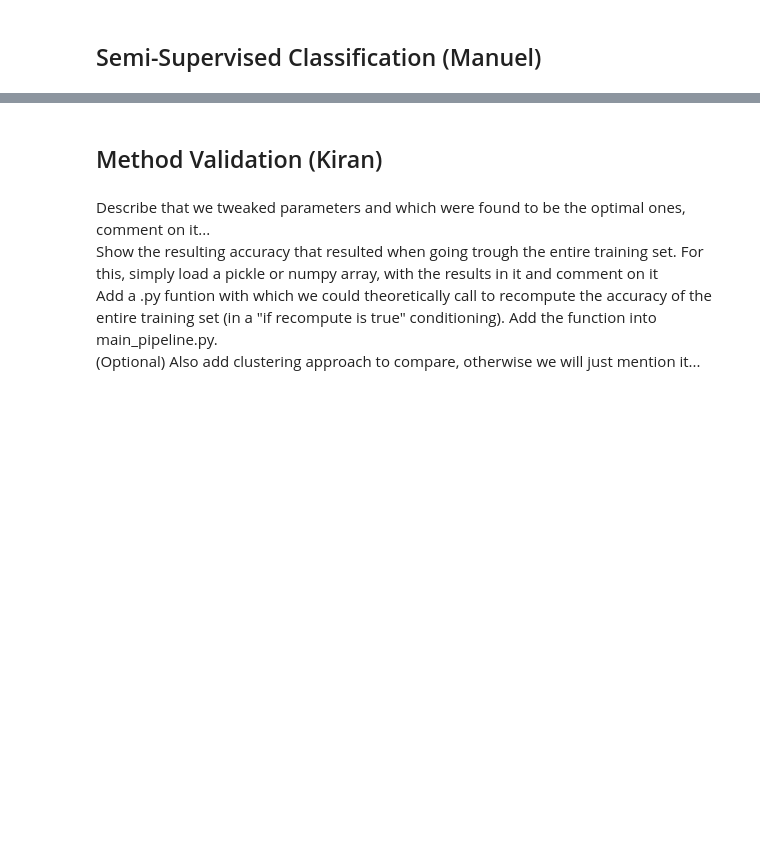
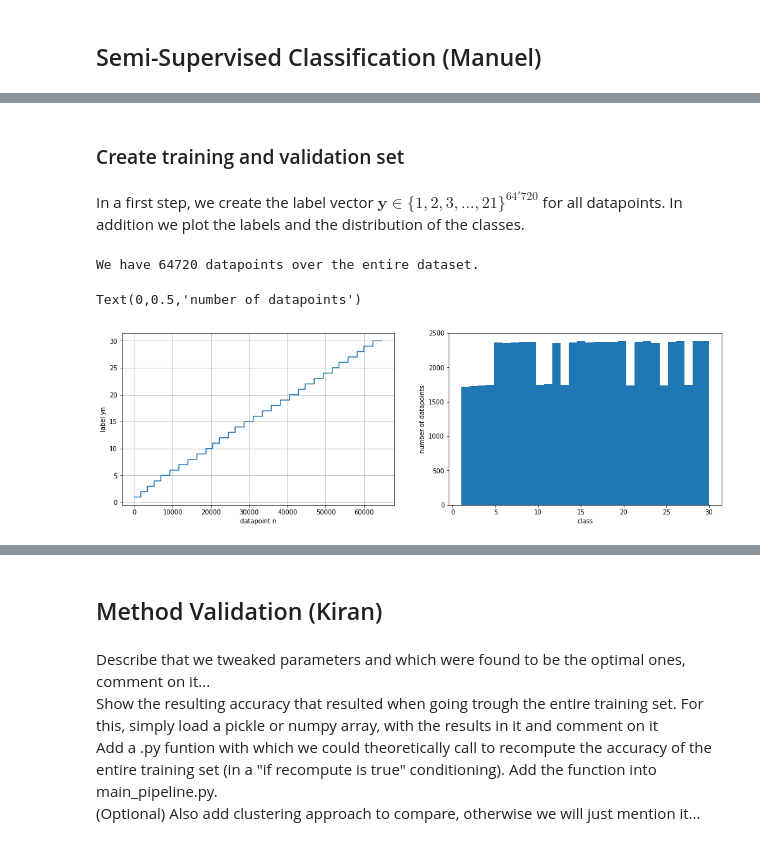
Before and after one commit to adrianlwn/NTDS-Speech-Recognition-Challenge, a Jupyter notebook: SpeechRecognition_main.ipynb, the cells around one changed output, grey strips where cells are left out. Saved outputs shown, nothing was run; the diff lists cells and outputs as text; code cells hidden in the pictures; blank space fills up the shorter version.

```diff
--- a/SpeechRecognition_main.ipynb
+++ b/SpeechRecognition_main.ipynb
@@ -87,3 +87,7 @@ Describe the entire pipeline from audio file to feature vector for one audio dil
 Shortly mentione other Features that were tried...<br>
 Set up python function in which the features of the entire training set could be extracted and put it into a if recompute is true... <br>
 Load the pickle with all features in them,...
+# %%
+# Load features
+features_og = pd.read_pickle('./Features Data/cut_mfccs_all_raw_10_1028_20.pickle')
+features_og.head()
@@ -94,0 +112,29 @@ of the semisup pipeline using only one test batch of 200 in a Graph of 5000 node
+# %% [markdown]
+### Create training and validation set
+# %% [markdown]
+In a first step, we create the label vector $\mathbf{y}\in\{1,2,3,...,21\}^{64'720}$ for all datapoints. In addition we plot the labels and the distribution of the classes.
+# %%
+# Build Label vector
+# Define class name vector, the index will correspond to the class label
+class_names = features_og['info']['word'].unique()
+y = np.ones(len(features_og))
+for i in range(0,len(class_names)):
+    y +=(features_og['info','word'] == class_names[i]) * i
+
+# Plot the label vector
+print('We have {} datapoints over the entire dataset.'.format(len(y)))
+fix, axes = plt.subplots(1, 2, figsize=(17, 5))
+axes[0].plot(y)
+axes[0].grid()
+axes[0].set_xlabel('datapoint n')
+axes[0].set_ylabel('label yn')
+
+
+# Plot distribution of classe
+axes[1].hist(y,30)
+axes[1].set_xlabel('class')
+axes[1].set_ylabel('number of datapoints')
+# %% [output]
+We have 64720 datapoints over the entire dataset.
+Text(0,0.5,'number of datapoints')
+[figure, added]
```
Also changed, not shown: parts of 9 cells of this notebook.
